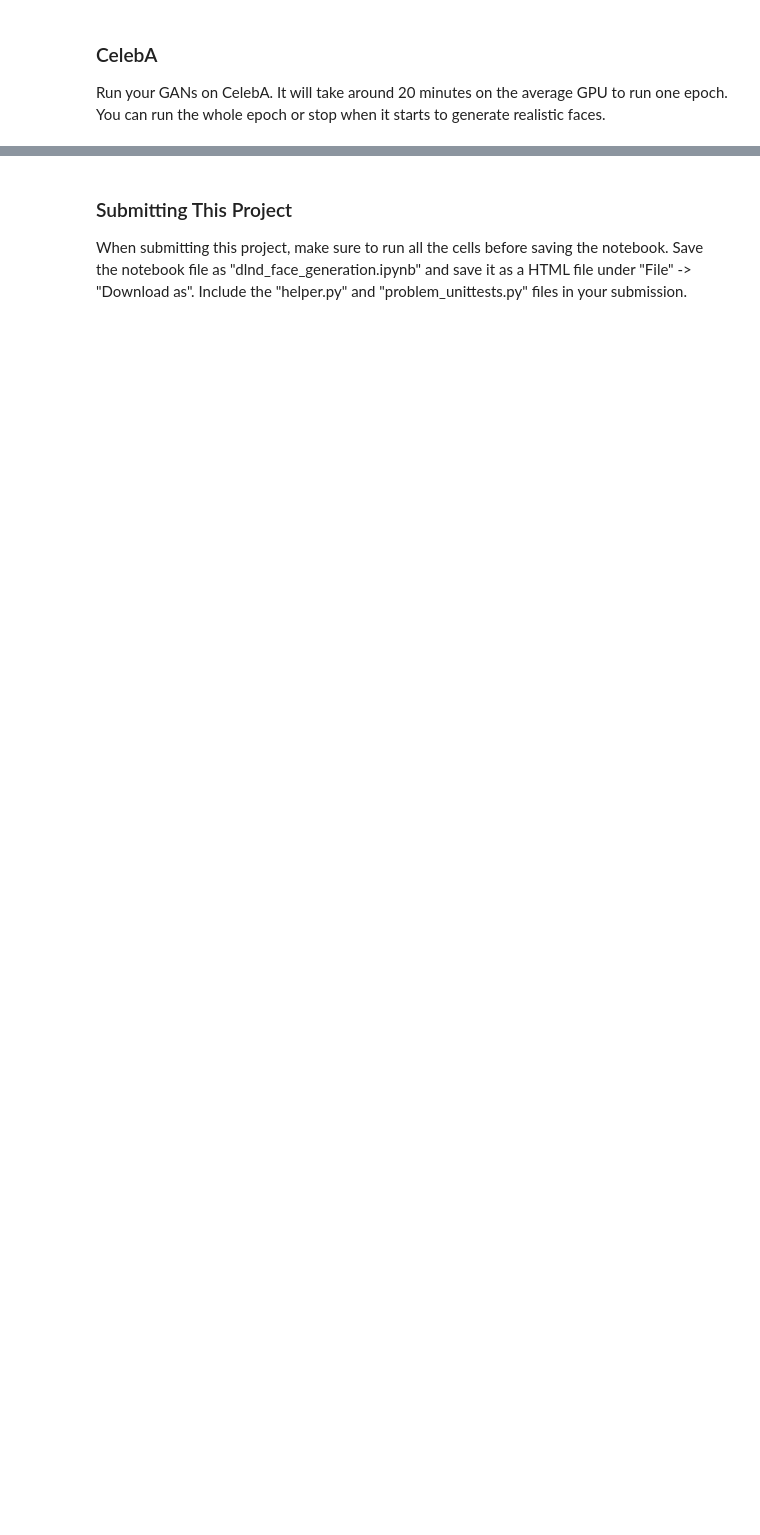
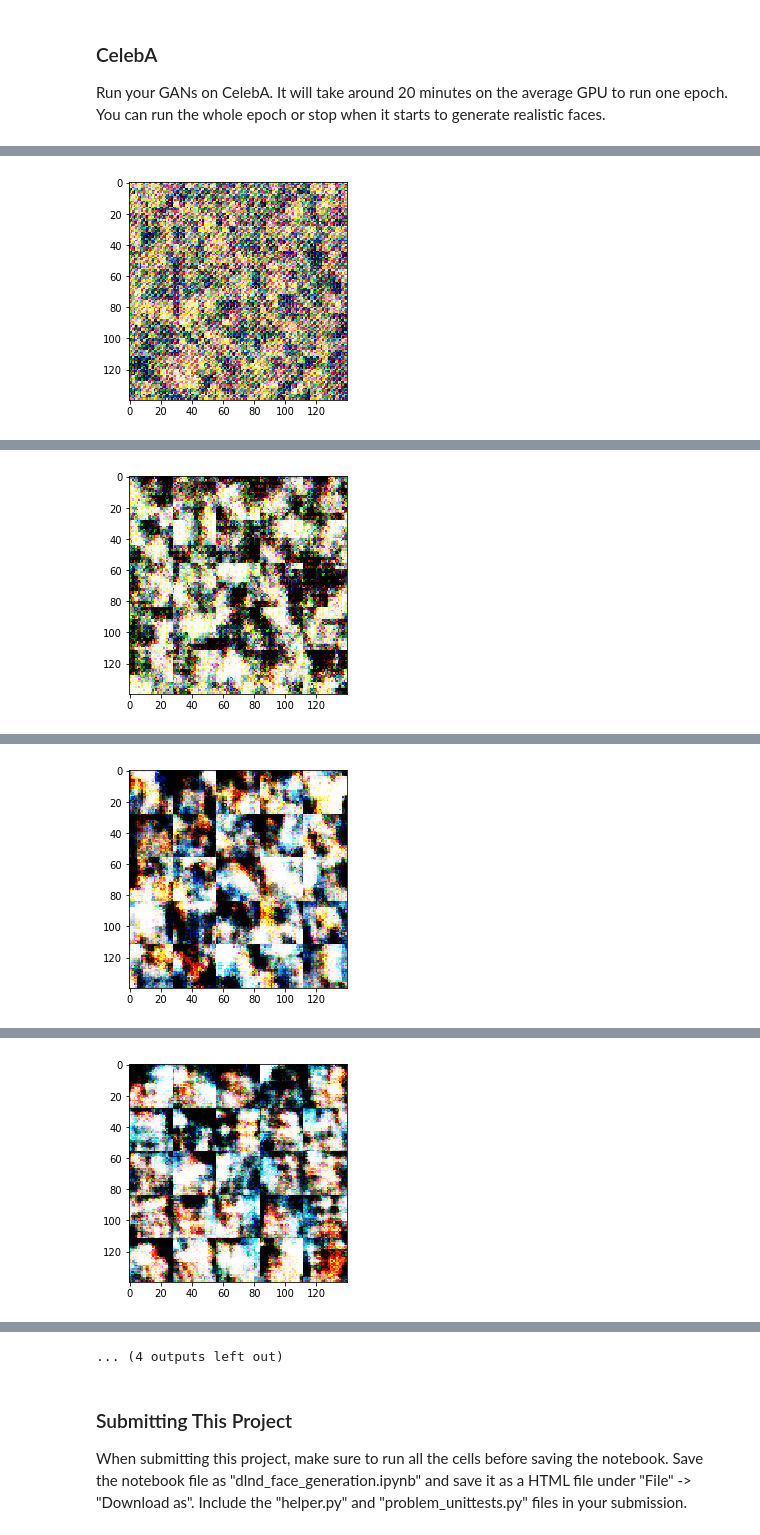
Before and after one commit to dimileeh/deep_learning, a Jupyter notebook: project5/dlnd_face_generation.ipynb, the cells around one changed output, grey strips where cells are left out. Drawn from its saved outputs; the diff is of its cells as text; code cells hidden in the pictures; blank space fills up the shorter version.

```diff
--- a/project5/dlnd_face_generation.ipynb
+++ b/project5/dlnd_face_generation.ipynb
@@ -433,10 +490,10 @@ IndexError: list index out of range
 ### CelebA
 Run your GANs on CelebA.  It will take around 20 minutes on the average GPU to run one epoch.  You can run the whole epoch or stop when it starts to generate realistic faces.
 # %%
-batch_size = None
-z_dim = None
-learning_rate = None
-beta1 = None
+batch_size = 64
+z_dim = 100
+learning_rate = 0.0002
+beta1 = 0.5
 
 
 """
@@ -448,3 +505,4 @@ celeba_dataset = helper.Dataset('celeba', glob(os.path.join(data_dir, 'img_align
 with tf.Graph().as_default():
     train(epochs, batch_size, z_dim, learning_rate, beta1, celeba_dataset.get_batches,
           celeba_dataset.shape, celeba_dataset.image_mode)
+# %% [output]
@@ -450,0 +519 @@ with tf.Graph().as_default():
+[figure, added]
@@ -450,0 +530 @@ with tf.Graph().as_default():
+[figure, added]
@@ -450,0 +541 @@ with tf.Graph().as_default():
+[figure, added]
@@ -450,0 +552 @@ with tf.Graph().as_default():
+[figure, added]
@@ -451,3 +575,4 @@ with tf.Graph().as_default():
+... (4 outputs left out)
 # %% [markdown]
 ### Submitting This Project
 When submitting this project, make sure to run all the cells before saving the notebook. Save the notebook file as "dlnd_face_generation.ipynb" and save it as a HTML file under "File" -> "Download as". Include the "helper.py" and "problem_unittests.py" files in your submission.
```
Also changed, not shown: parts of 9 cells of this notebook.
